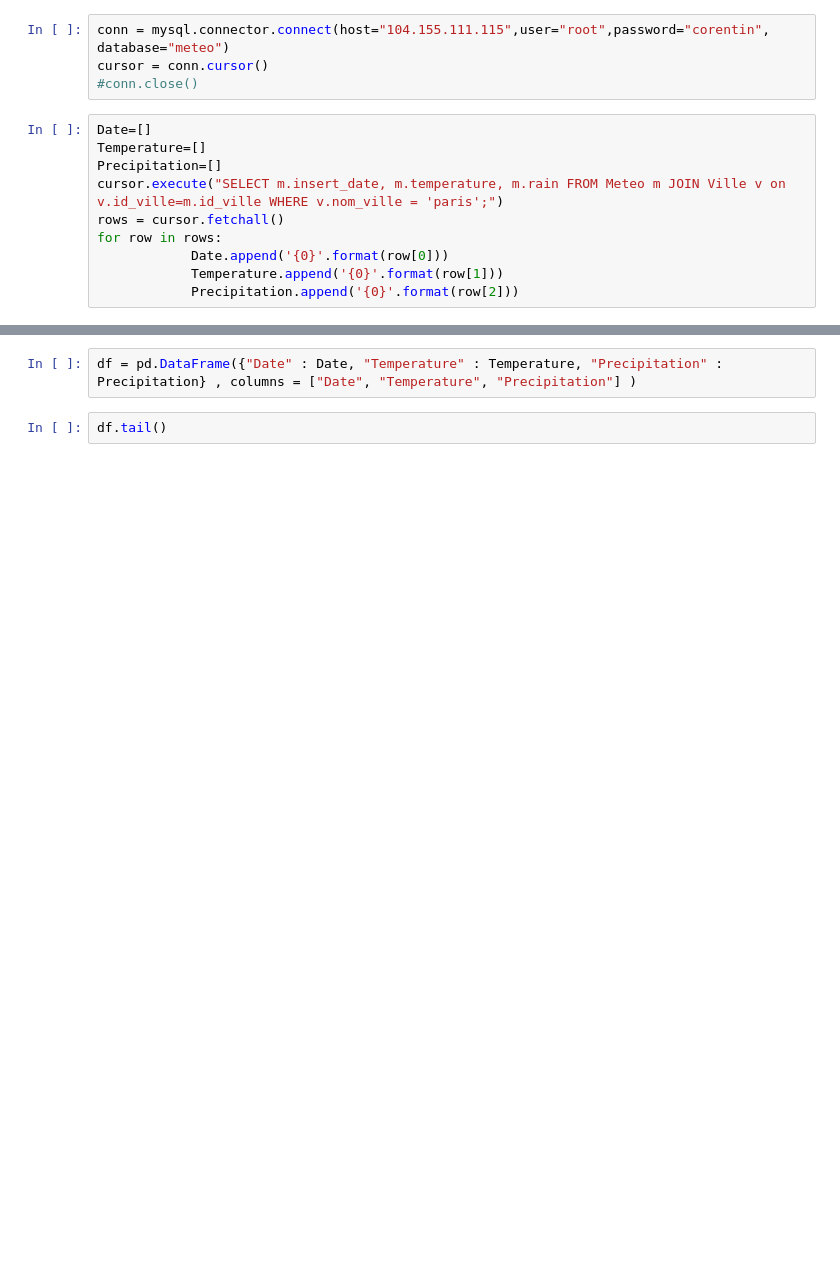
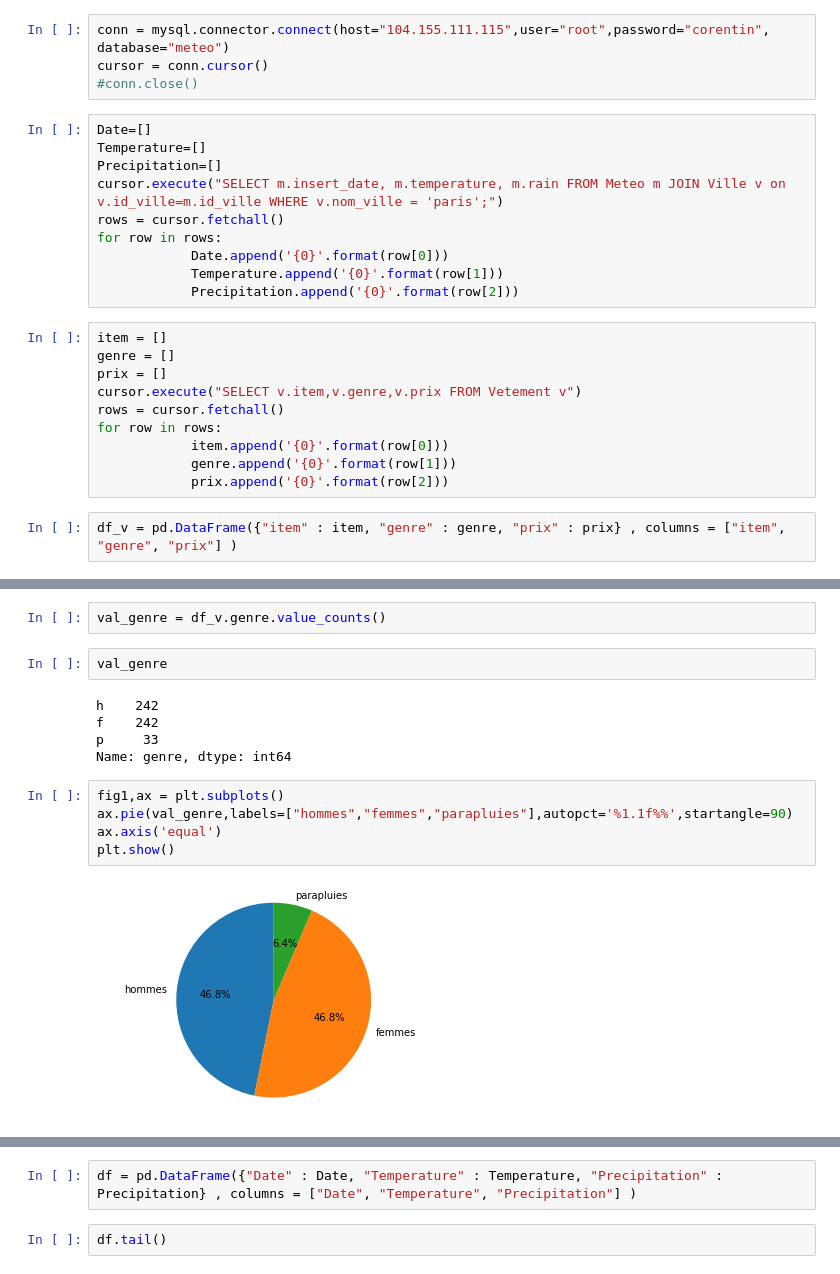
Before and after one commit to Cocorico84/Chef-d-oeuvre, a Jupyter notebook: Untitled.ipynb, the cells around one changed output, grey strips where cells are left out. Drawn from its saved outputs; the diff is of its cells as text; blank space fills up the shorter version.

Commit message:
ajout d'images

```diff
--- a/Untitled.ipynb
+++ b/Untitled.ipynb
@@ -17,3 +17,15 @@ for row in rows:
             Date.append('{0}'.format(row[0]))
             Temperature.append('{0}'.format(row[1]))
             Precipitation.append('{0}'.format(row[2]))
+# %%
+item = []
+genre = []
+prix = []
+cursor.execute("SELECT v.item,v.genre,v.prix FROM Vetement v")
+rows = cursor.fetchall()
+for row in rows:
+            item.append('{0}'.format(row[0]))
+            genre.append('{0}'.format(row[1]))
+            prix.append('{0}'.format(row[2]))
+# %%
+df_v = pd.DataFrame({"item" : item, "genre" : genre, "prix" : prix} , columns = ["item", "genre", "prix"] )
@@ -19,0 +41,16 @@ for row in rows:
+# %%
+val_genre = df_v.genre.value_counts()
+# %%
+val_genre
+# %% [output]
+h    242
+f    242
+p     33
+Name: genre, dtype: int64
+# %%
+fig1,ax = plt.subplots()
+ax.pie(val_genre,labels=["hommes","femmes","parapluies"],autopct='%1.1f%%',startangle=90)
+ax.axis('equal')
+plt.show()
+# %% [output]
+[figure, added]
```
Also changed, not shown: parts of 11 cells of this notebook, 7 other files.
